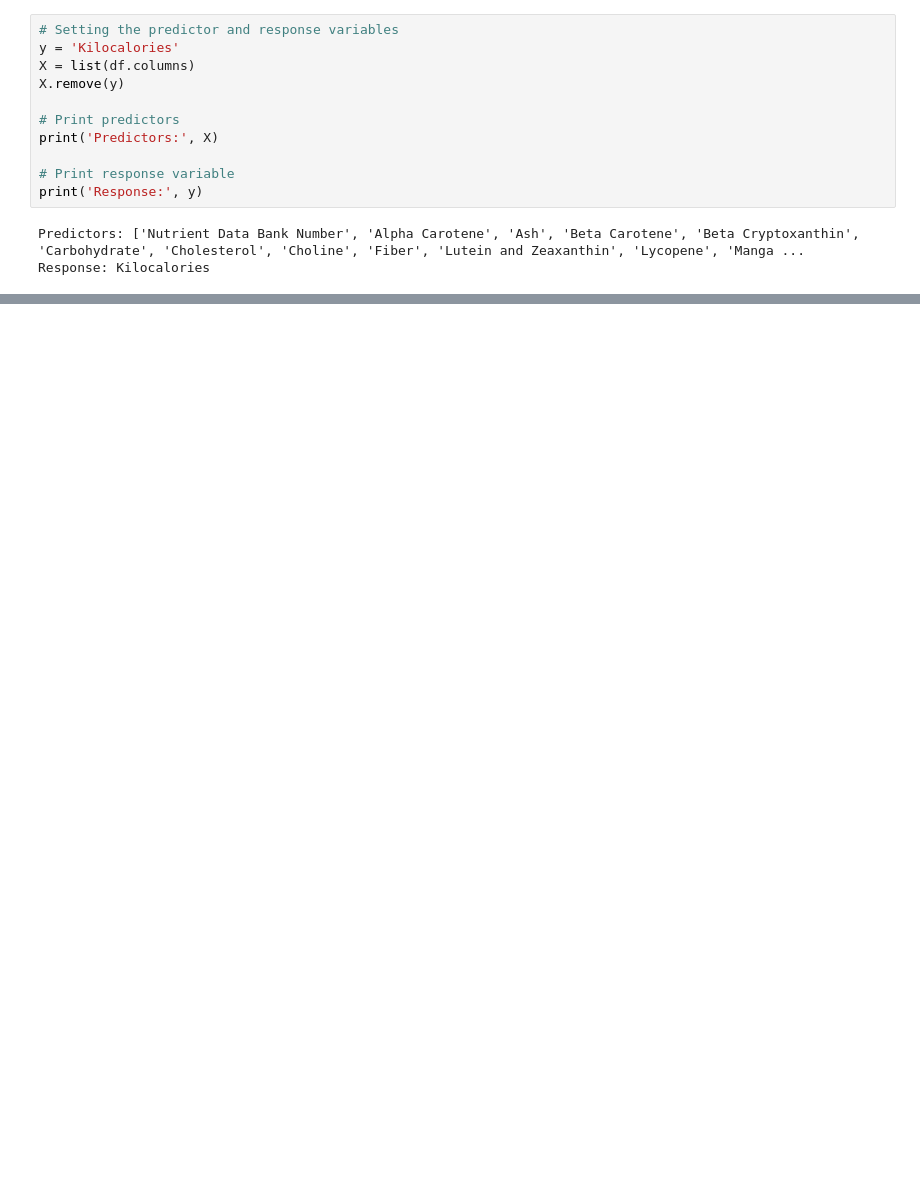
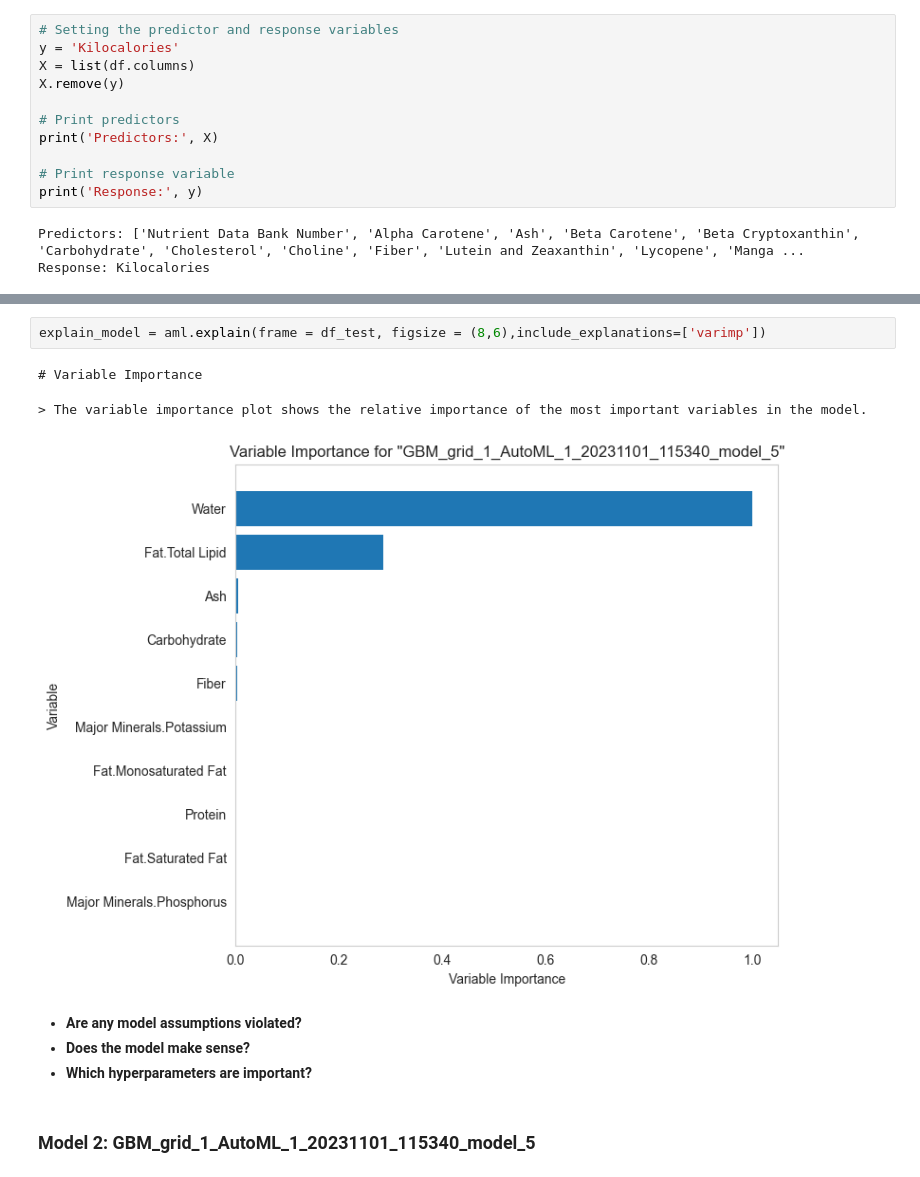
Before and after one commit to vishnuraosharma/exploratory-data-analysis, a Jupyter notebook: Kcal Predictions/Predicting Kilocalories with AutoML.ipynb, the cells around one changed output, grey strips where cells are left out. Saved outputs shown, nothing was run; the diff lists cells and outputs as text; blank space fills up the shorter version.

```diff
--- a/Kcal Predictions/Predicting Kilocalories with AutoML.ipynb
+++ b/Kcal Predictions/Predicting Kilocalories with AutoML.ipynb
@@ -362,0 +506,12 @@ lb.head(rows=lb.nrows)
+# %%
+explain_model = aml.explain(frame = df_test, figsize = (8,6),include_explanations=['varimp'])
+# %% [output]
+# Variable Importance
+> The variable importance plot shows the relative importance of the most important variables in the model.
+[figure, added]
+# %% [markdown]
+* **Are any model assumptions violated?**
+* **Does the model make sense?**
+* **Which hyperparameters are important?**
+# %% [markdown]
+### Model 2: GBM_grid_1_AutoML_1_20231101_115340_model_5
```
Also changed, not shown: parts of 21 cells of this notebook.
